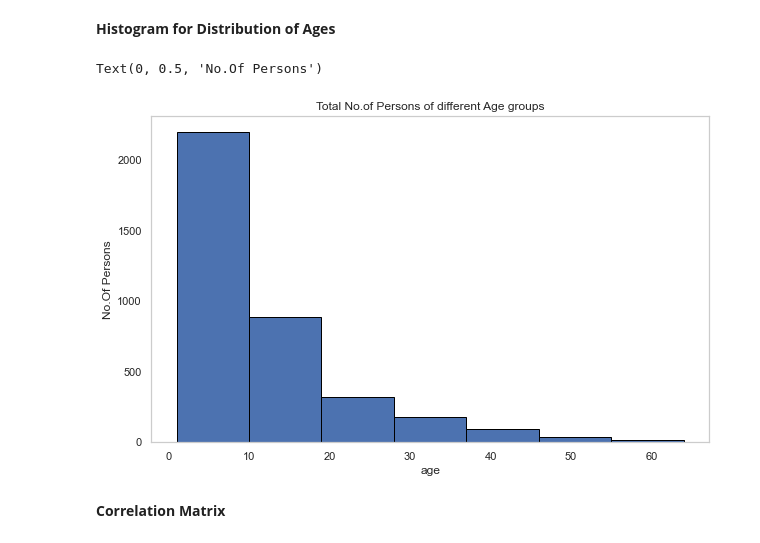
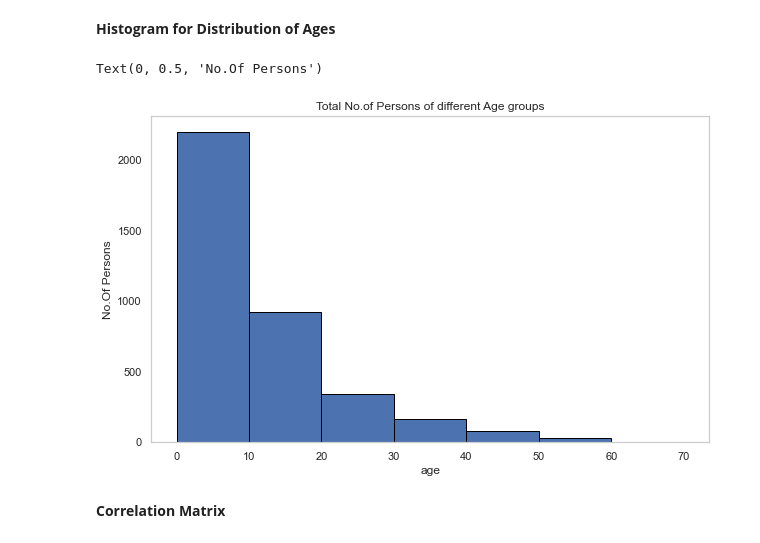
Before and after one commit to Chaitanya204/University-Project, a Jupyter notebook: Predicting and Diagnosing Autism Spectrum Disorder (ASD) Using Machine Learning Models.ipynb, the cells around one changed output. Drawn from its saved outputs; the diff is of its cells as text; code cells hidden in the pictures.

```diff
--- a/Predicting and Diagnosing Autism Spectrum Disorder (ASD) Using Machine Learning Models.ipynb
+++ b/Predicting and Diagnosing Autism Spectrum Disorder (ASD) Using Machine Learning Models.ipynb
@@ -67,6 +67,7 @@ Index(['A1', 'A2', 'A3', 'A4', 'A5', 'A6', 'A7', 'A8', 'A9',
 df1.rename(columns={"A10_Autism_Spectrum_Quotient": "A10"}, inplace=True)
 # %%
 df1['Ethnicity'] = df1['Ethnicity'].replace('White-European', 'White European')
+df1['Ethnicity'] = df1['Ethnicity'].replace('others', "Others")
 df1.head()
 # %% [output]
 |  | A1 | A2 | A3 | A4 | A5 | A6 | A7 | A8 | A9 | A10 | Age_Years | ... |
@@ -323,14 +318,14 @@ df1["Age_Years"].max()
 # %%
 %matplotlib inline
 plt.figure(figsize=(10,6))
-plt.hist(data=df1, x="Age_Years", bins = 7, edgecolor='black')
+plt.hist(data=df1, x="Age_Years", bins = np.arange(0, 80, 10), edgecolor='black')
 plt.title("Total No.of Persons of different Age groups")
 plt.xlabel("age")
 plt.grid(False)
 plt.ylabel("No.Of Persons")
 # %% [output]
 Text(0, 0.5, 'No.Of Persons')
-[figure, old version]
+[figure, new version]
 # %% [markdown]
 **Correlation Matrix**
 # %%
```
Also changed, not shown: parts of 19 cells of this notebook, 4 other files.
